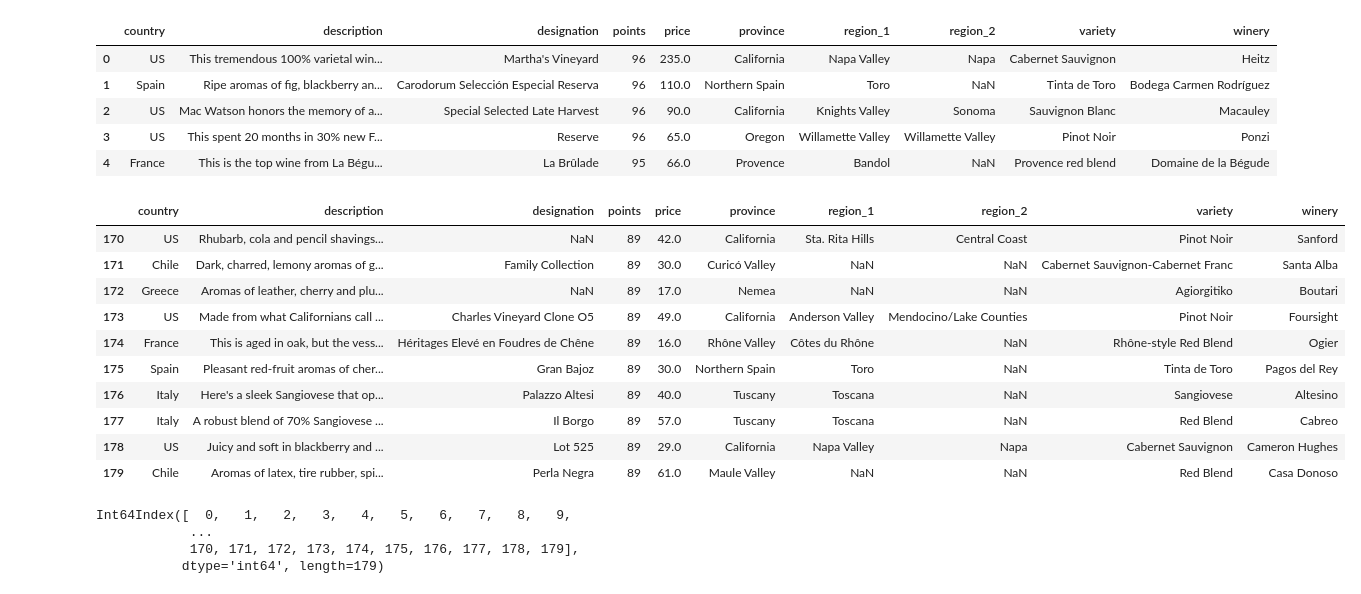
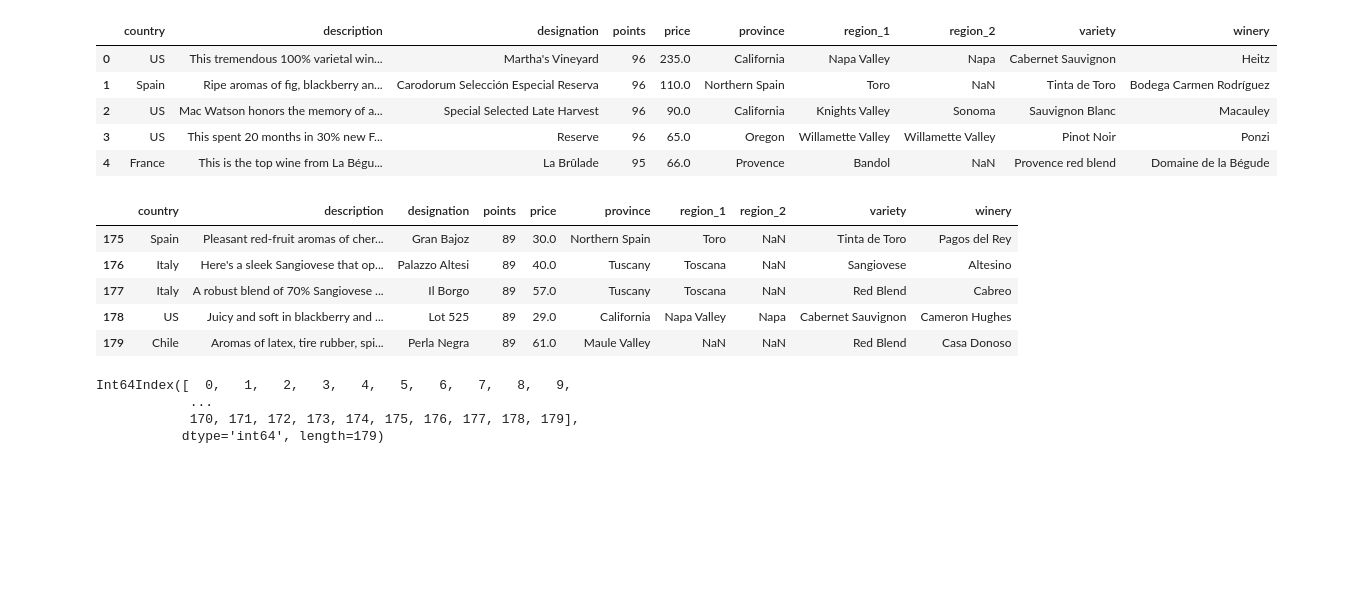
Before and after one commit to sormazabal/IntroToPython2022, a Jupyter notebook: Week3/Week3.ipynb, the cells around one changed output. Cells and saved outputs as stored; diff of their text form; code cells hidden in the pictures; blank space fills up the shorter version.

```diff
--- a/Week3/Week3.ipynb
+++ b/Week3/Week3.ipynb
@@ -78,14 +78,9 @@ wine.head() #head gets the first 5 entries in our DF
 | 3 | US | This spent 20 months in 30% new F... | Reserve | 96 | 65.0 | Oregon | Willamette Valley | Willamette Valley | Pinot Noir | Ponzi |
 | 4 | France | This is the top wine from La Bégu... | La Brûlade | 95 | 66.0 | Provence | Bandol | NaN | Provence red blend | Domaine de la Bégude |
 # %%
-wine.tail(10) #tail gets the last 5, but we can specify a different number
+wine.tail(5) #tail gets the last 5, but we can specify a different number
 # %% [output]
 |  | country | description | designation | points | price | province | region_1 | region_2 | variety | winery |
-| 170 | US | Rhubarb, cola and pencil shavings... | NaN | 89 | 42.0 | California | Sta. Rita Hills | Central Coast | Pinot Noir | Sanford |
-| 171 | Chile | Dark, charred, lemony aromas of g... | Family Collection | 89 | 30.0 | Curicó Valley | NaN | NaN | Cabernet Sauvignon-Cabernet Franc | Santa Alba |
-| 172 | Greece | Aromas of leather, cherry and plu... | NaN | 89 | 17.0 | Nemea | NaN | NaN | Agiorgitiko | Boutari |
-| 173 | US | Made from what Californians call ... | Charles Vineyard Clone O5 | 89 | 49.0 | California | Anderson Valley | Mendocino/Lake Counties | Pinot Noir | Foursight |
-| 174 | France | This is aged in oak, but the vess... | Héritages Elevé en Foudres de Chêne | 89 | 16.0 | Rhône Valley | Côtes du Rhône | NaN | Rhône-style Red Blend | Ogier |
 | 175 | Spain | Pleasant red-fruit aromas of cher... | Gran Bajoz | 89 | 30.0 | Northern Spain | Toro | NaN | Tinta de Toro | Pagos del Rey |
 | 176 | Italy | Here's a sleek Sangiovese that op... | Palazzo Altesi | 89 | 40.0 | Tuscany | Toscana | NaN | Sangiovese | Altesino |
 | 177 | Italy | A robust blend of 70% Sangiovese ... | Il Borgo | 89 | 57.0 | Tuscany | Toscana | NaN | Red Blend | Cabreo |
```
Also changed, not shown: parts of 4 cells of this notebook.
